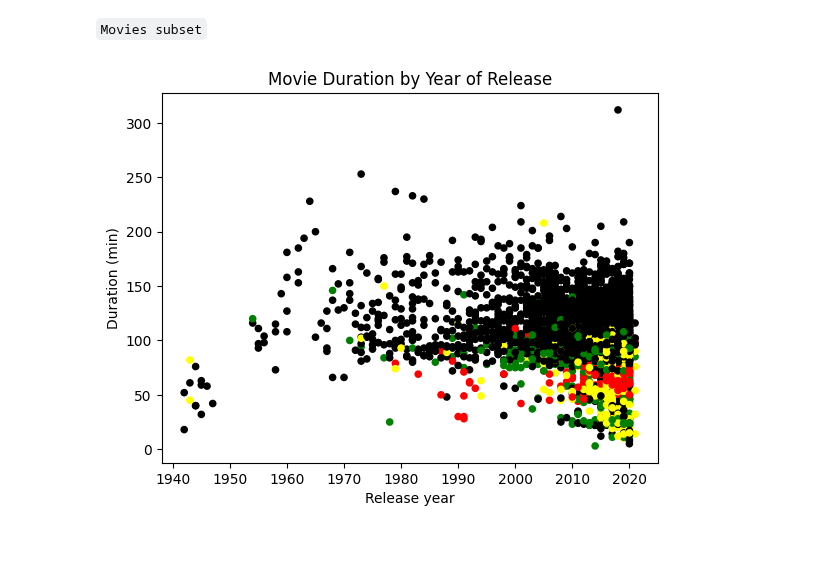
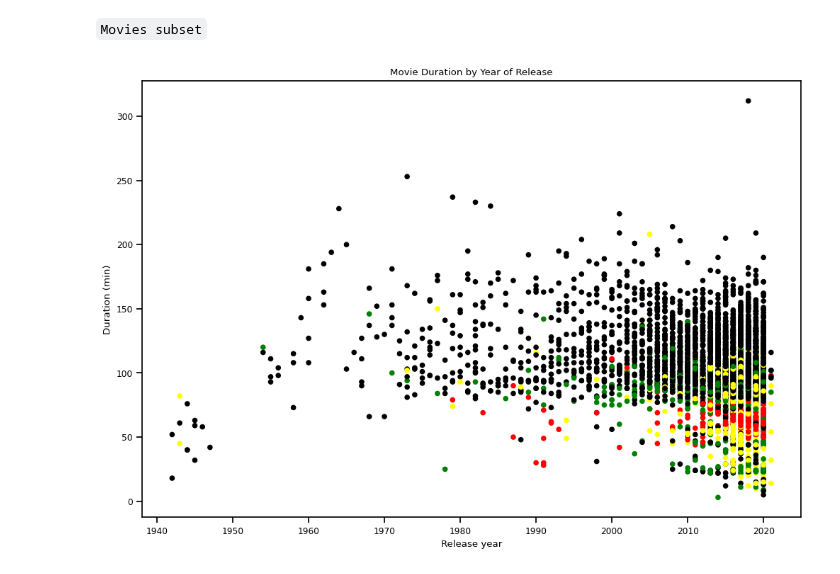
Before and after one commit to mattamx/Projects, a Jupyter notebook: DataCamp Projects/Investigating Netflix Movies/notebook.ipynb, the cells around one changed output. Drawn from its saved outputs; the diff is of its cells as text; code cells hidden in the pictures; blank space fills up the shorter version.

```diff
--- a/DataCamp Projects/Investigating Netflix Movies/notebook.ipynb
+++ b/DataCamp Projects/Investigating Netflix Movies/notebook.ipynb
@@ -30,7 +31,7 @@ import plotly as px
 # Start coding!
 # %%
 try:
-    netflix_df = pd.read_csv('netflix_data.csv')
+    netflix_df = pd.read_csv('/Users/dani/Data Science/Projects/DataCamp Projects/Investigating Netflix Movies/netflix_data.csv')
 except:
     print('There are issues with your data.')
 # %%
@@ -54,0 +70,35 @@ netflix_df.info
+# %%
+sns.set_context("notebook", font_scale=.8)
+
+fig, ax = plt.subplots(figsize=(10, 8))
+plt.close()
+g = sns.catplot(data=missing_data,
+            x=missing_data.index,
+            y='Missing Ratio',
+            kind='bar',
+            hue='Missing Ratio',
+            height=5,
+            aspect=2,
+            legend=None,
+            #color= '#9999CC',
+            palette="ch:s=.25,rot=-.25",
+            ax=ax
+            )
+
+ax = g.facet_axis(0, 0)
+for c in ax.containers:
+    labels = [f'{(v.get_height()):.2f}%' for v in c]
+    ax.bar_label(c, labels=labels, label_type='edge', color='black')
+
+g.set(xlabel='DataFrame Feature', ylabel='Null Proportion (%)')
+
+ax.autoscale()
+ax.text(x=0.5, y=1.1, s='% of missing values', fontsize=16, weight='bold', ha='center', va='bottom', transform=ax.transAxes)
+ax.text(x=0.5, y=1.05, s='Selected feature analysis', fontsize=8, alpha=0.75, ha='center', va='bottom', transform=ax.transAxes)
+
+from matplotlib.patches import Rectangle
+
+ax.add_patch(Rectangle((-.405, 0), .81, 30.6, fill=False, edgecolor='lightblue', lw=2))
+ax.text(0.42, 12, "Feature w/the most missing values", fontsize = 9, color = "black", rotation = -90)
+# ax.text(-.55, 21)
+plt.show()
@@ -71,7 +138,7 @@ dtype: int64
 `Data type revision - 'date_added'`
 # %%
 netflix_df.dtypes
-netflix_df['date_added'] = netflix_df['date_added'].astype('datetime64[ns]')
+netflix_df['date_added'] = netflix_df['date_added'].astype('datetime64[ns]', errors='ignore')
 # %%
 display(netflix_df)
 # %% [output]
@@ -111,12 +178,12 @@ for i in netflix_movies['genre']:
     else:
         colors.append('Black')
 # %%
-fig, ax = plt.subplots()
+fig, ax = plt.subplots(figsize=(12,8))
 netflix_movies.plot(kind='scatter',x='release_year', y='duration', c=colors, ax=ax, title='Movie Duration by Year of Release')
 ax.set_xlabel("Release year")
 ax.set_ylabel("Duration (min)")
 plt.show()
 # %% [output]
-[figure, old version]
+[figure, new version]
 # %%
 answer = 'maybe'
```
Also changed, not shown: parts of 6 cells of this notebook, 3 other files.
